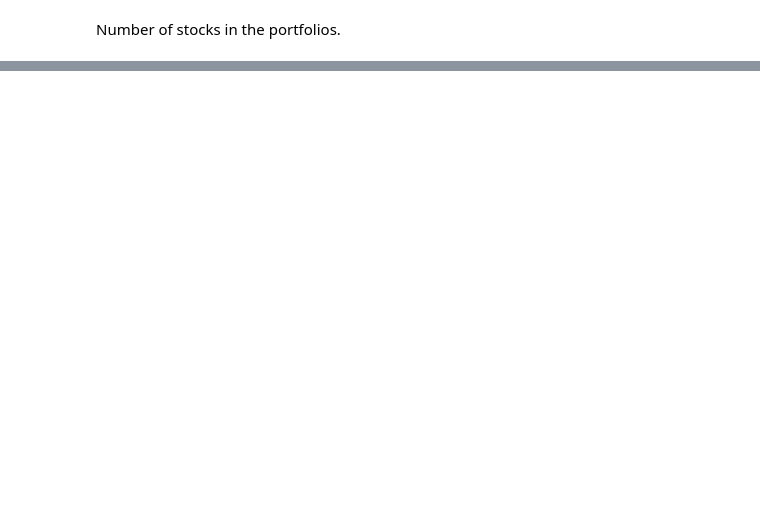
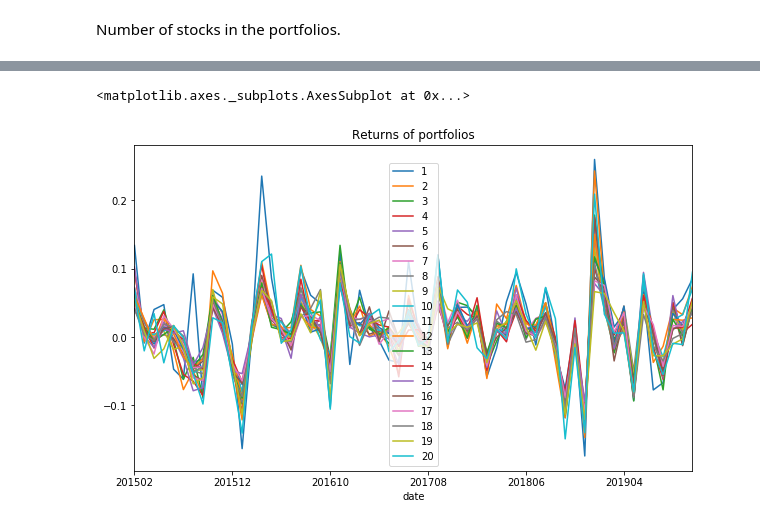
Before and after one commit to j4bert0/quant-finance-project, a Jupyter notebook: research/momentum_portfolios.ipynb, the cells around one changed output, grey strips where cells are left out. Drawn from its saved outputs; the diff is of its cells as text; code cells hidden in the pictures; blank space fills up the shorter version.

```diff
--- a/research/momentum_portfolios.ipynb
+++ b/research/momentum_portfolios.ipynb
@@ -123,0 +125,5 @@ p.quantile_table(assigned_data_10,'LRET_1',10).head()
+# %%
+p.plot_returns(returns_20)
+# %% [output]
+<matplotlib.axes._subplots.AxesSubplot at 0x...>
+[figure, added]
```
Also changed, not shown: parts of 25 cells of this notebook, 1 other file.
